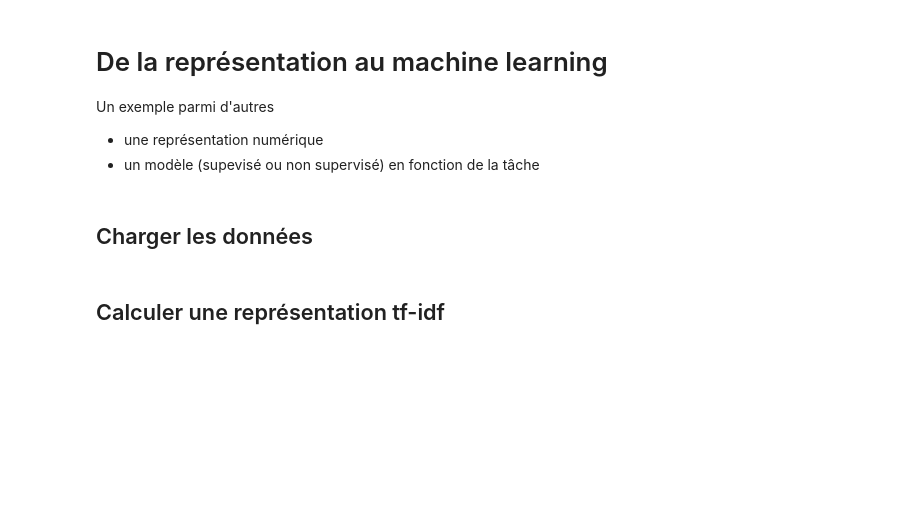
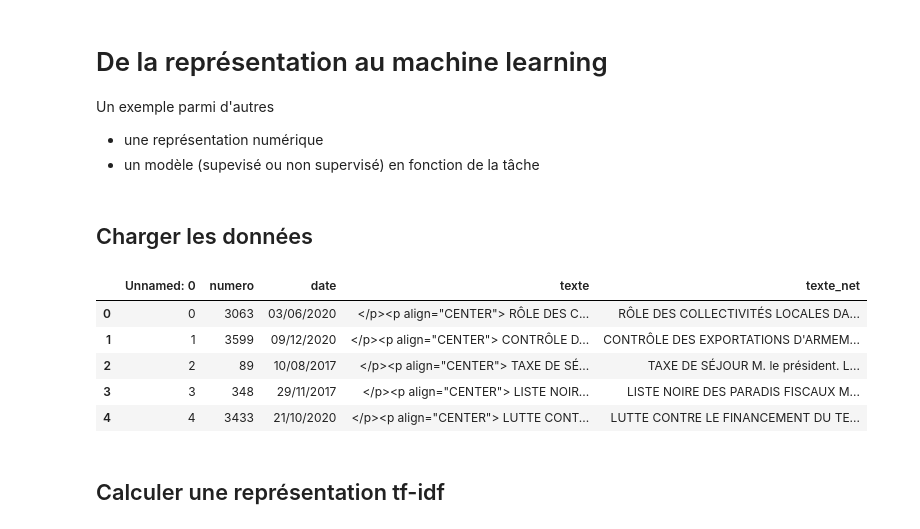
Before and after one commit to emilienschultz/urfist_pyshs_2025, a Jupyter notebook: notebooks/Un peu de machine learning.ipynb, the cells around one changed output. Cells and saved outputs as stored; diff of their text form; code cells hidden in the pictures; blank space fills up the shorter version.

```diff
--- a/notebooks/Un peu de machine learning.ipynb
+++ b/notebooks/Un peu de machine learning.ipynb
@@ -9,8 +11,15 @@ Un exemple parmi d'autres
 ## Charger les données
 # %%
 import pandas as pd
-df = pd.read_csv("../data/dataframe.csv")
+df = pd.read_csv("./data/dataframe.csv")
 df.head()
+# %% [output]
+|  | Unnamed: 0 | numero | date | texte | texte_net |
+| 0 | 0 | 3063 | 03/06/2020 | </p><p align="CENTER"> RÔLE DES C... | RÔLE DES COLLECTIVITÉS LOCALES DA... |
+| 1 | 1 | 3599 | 09/12/2020 | </p><p align="CENTER"> CONTRÔLE D... | CONTRÔLE DES EXPORTATIONS D'ARMEM... |
+| 2 | 2 | 89 | 10/08/2017 | </p><p align="CENTER"> TAXE DE SÉ... | TAXE DE SÉJOUR M. le président. L... |
+| 3 | 3 | 348 | 29/11/2017 | </p><p align="CENTER"> LISTE NOIR... | LISTE NOIRE DES PARADIS FISCAUX M... |
+| 4 | 4 | 3433 | 21/10/2020 | </p><p align="CENTER"> LUTTE CONT... | LUTTE CONTRE LE FINANCEMENT DU TE... |
 # %% [markdown]
 ## Calculer une représentation tf-idf
 # %%
```
Also changed, not shown: parts of 10 cells of this notebook, 2 other files.
